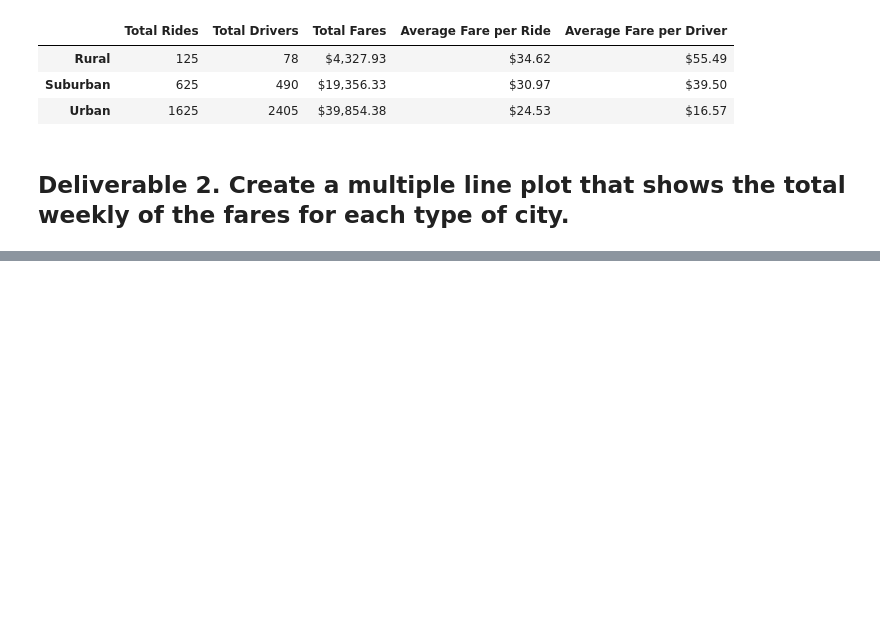
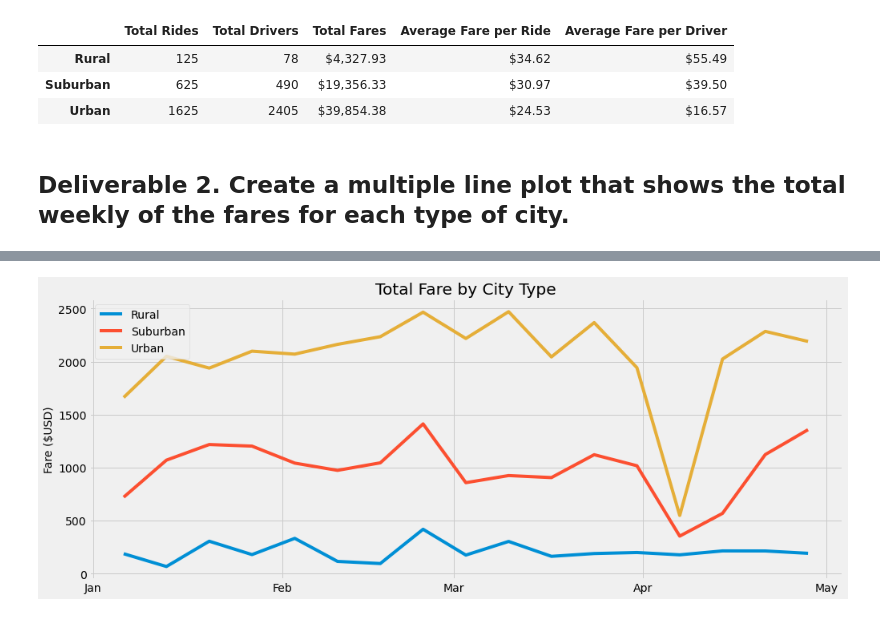
Before and after one commit to zachgee/Pyber_Analysis, a Jupyter notebook: PyBer_Challenge.ipynb, the cells around one changed output, grey strips where cells are left out. Drawn from its saved outputs; the diff is of its cells as text; code cells hidden in the pictures; blank space fills up the shorter version.

```diff
--- a/PyBer_Challenge.ipynb
+++ b/PyBer_Challenge.ipynb
@@ -220,2 +243,4 @@ NameError: name 'df' is not defined
 # %%
-# 8. Create a new DataFrame using the "resample()" function by week 'W' and get the sum of the fares for each week.
+# 8. Create a new DataFrame using the "resample()" function by week 'W'new and get the sum of the fares for each week.
+new_df_week = new_data_df.resample("W").sum()
+new_df_week.head(10)
@@ -228,0 +260,27 @@ style.use('fivethirtyeight')
+# %%
+# 8. Using the object-oriented interface method, plot the resample DataFrame using the df.plot() function.
+import matplotlib.dates as mdates
+
+# Import the style from Matplotlib.
+from matplotlib import style
+# Use the graph style fivethirtyeight.
+style.use('fivethirtyeight')
+
+fig, ax = plt.subplots(figsize=(15, 6))
+ax.plot(new_df_week)
+ax.set_ylabel('Fare ($USD)',fontsize=14)
+ax.set_xticks(pd.date_range(start = "2019-01-01", end = "2019-04-30", freq="MS"))
+ax.set_title("Total Fare by City Type")
+# Make ticks on occurrences of each month:
+ax.xaxis.set_major_locator(mdates.MonthLocator())
+# Get only the month to show in the x-axis:
+ax.xaxis.set_major_formatter(mdates.DateFormatter('%b'))
+ax.legend(["Rural","Suburban","Urban"])
+# Import the style from Matplotlib.
+from matplotlib import style
+# Use the graph style fivethirtyeight.
+style.use('fivethirtyeight')
+# Save the figure.
+plt.savefig("PyBer_fare_summary.png")
+# %% [output]
+[figure, added]
```
Also changed, not shown: parts of 10 cells of this notebook.
